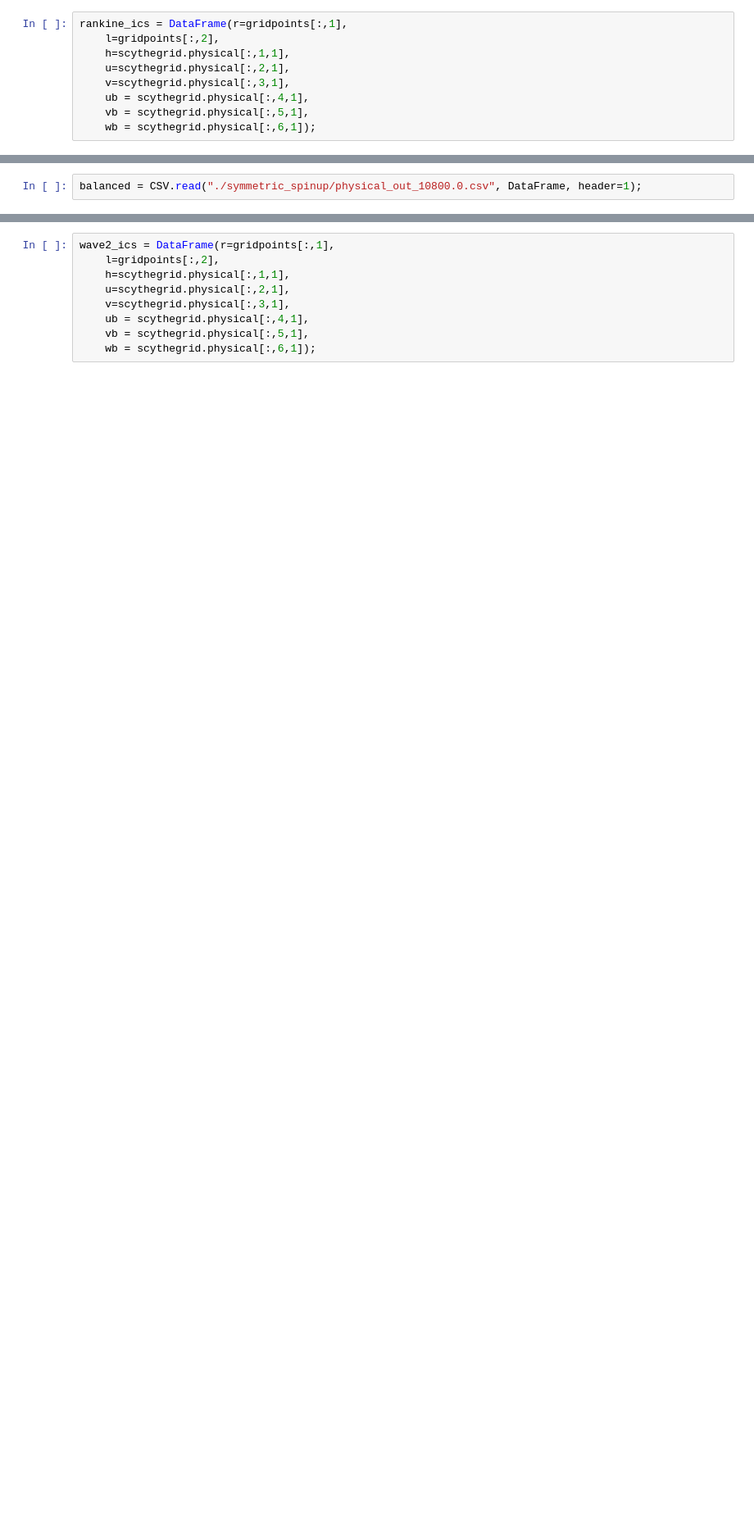
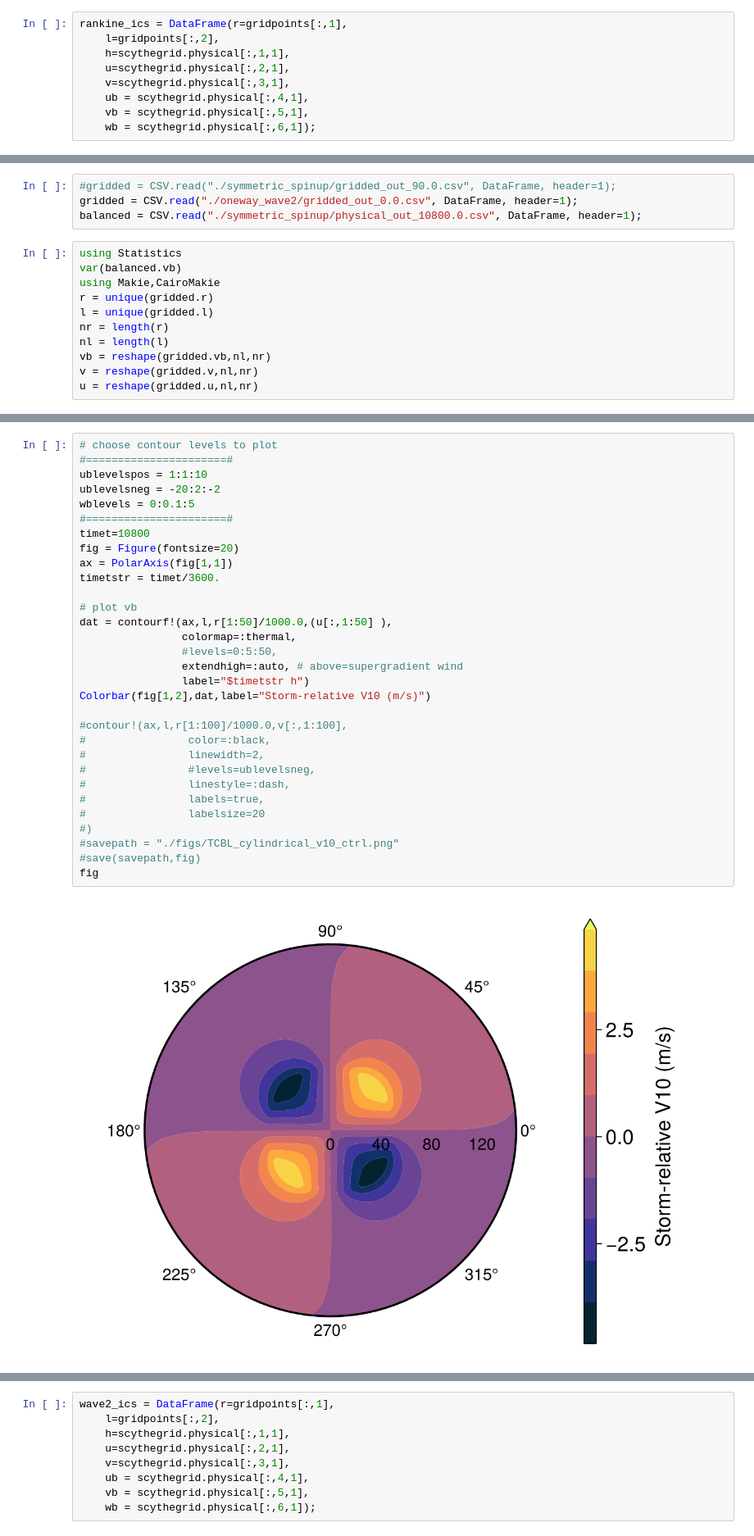
Before and after one commit to mmbell/Scythe.jl, a Jupyter notebook: notebooks/Cha_Bell_WCD2024_initialization.ipynb, the cells around one changed output, grey strips where cells are left out. Shown at 82% size. Cells and saved outputs as stored; diff of their text form; blank space fills up the shorter version.

```diff
--- a/notebooks/Cha_Bell_WCD2024_initialization.ipynb
+++ b/notebooks/Cha_Bell_WCD2024_initialization.ipynb
@@ -115,2 +140,15 @@ integrate_model(model)
 # %%
+#gridded = CSV.read("./symmetric_spinup/gridded_out_90.0.csv", DataFrame, header=1);
+gridded = CSV.read("./oneway_wave2/gridded_out_0.0.csv", DataFrame, header=1);
 balanced = CSV.read("./symmetric_spinup/physical_out_10800.0.csv", DataFrame, header=1);
+# %%
+using Statistics
+var(balanced.vb)
+using Makie,CairoMakie
+r = unique(gridded.r)
+l = unique(gridded.l)
+nr = length(r)
+nl = length(l)
+vb = reshape(gridded.vb,nl,nr)
+v = reshape(gridded.v,nl,nr)
+u = reshape(gridded.u,nl,nr)
@@ -117,3 +173,36 @@ balanced = CSV.read("./symmetric_spinup/physical_out_10800.0.csv", DataFrame, he
+# %%
+# choose contour levels to plot
+#======================#
+ublevelspos = 1:1:10
+ublevelsneg = -20:2:-2
+wblevels = 0:0.1:5
+#======================#
+timet=10800
+fig = Figure(fontsize=20)
+ax = PolarAxis(fig[1,1])
+timetstr = timet/3600.
+
+# plot vb
+dat = contourf!(ax,l,r[1:50]/1000.0,(u[:,1:50] ),
+                colormap=:thermal,
+                #levels=0:5:50,
+                extendhigh=:auto, # above=supergradient wind
+                label="$timetstr h")
+Colorbar(fig[1,2],dat,label="Storm-relative V10 (m/s)")
+
+#contour!(ax,l,r[1:100]/1000.0,v[:,1:100],
+#                color=:black,
+#                linewidth=2,
+#                #levels=ublevelsneg,
+#                linestyle=:dash,
+#                labels=true,
+#                labelsize=20
+#)
+#savepath = "./figs/TCBL_cylindrical_v10_ctrl.png"
+#save(savepath,fig)
+fig
+# %% [output]
+[figure, added]
 # %%
 Rmax = 50000.0
 Vmax = 50.0
```
Also changed, not shown: parts of 12 cells of this notebook, 16 other files.
